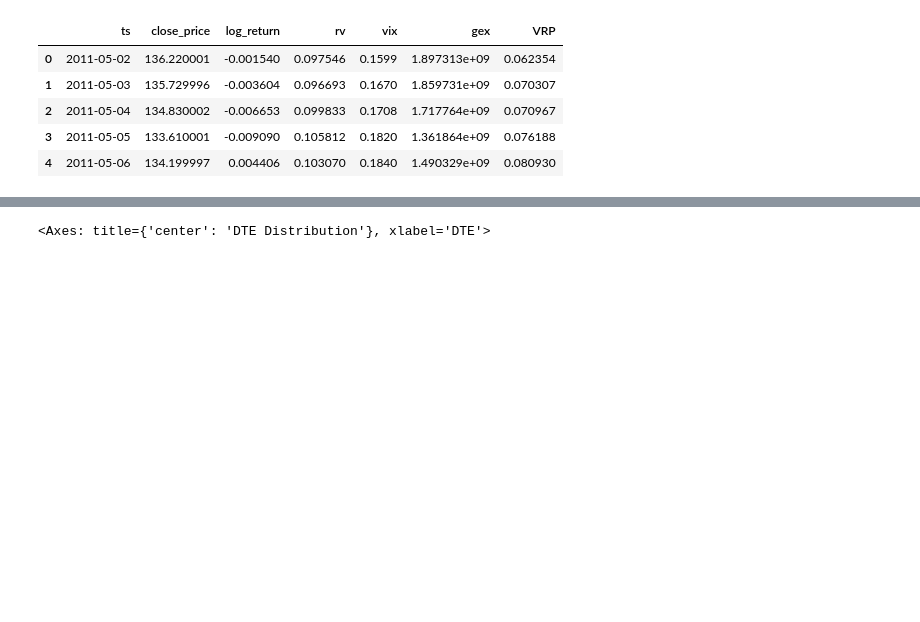
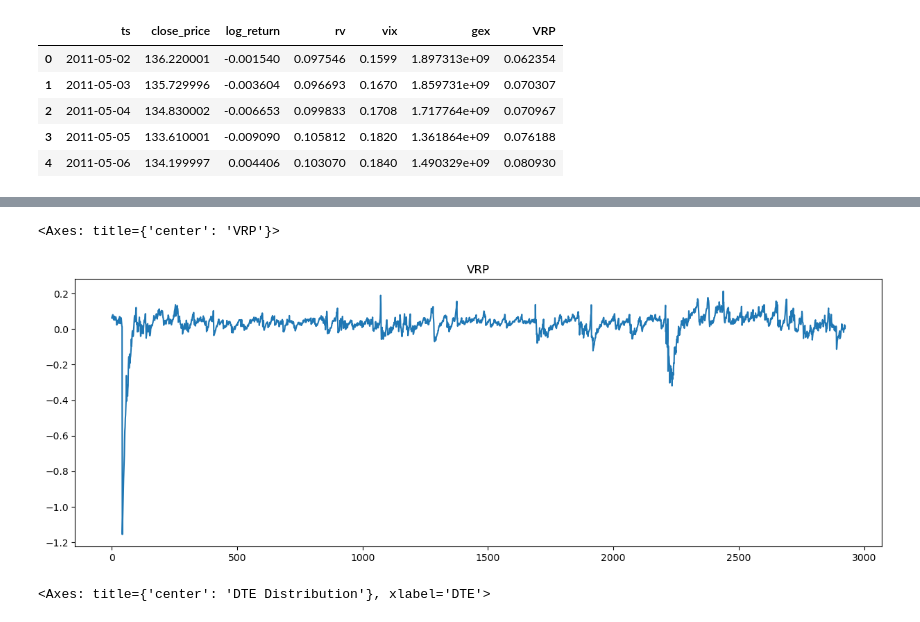
Before and after one commit to yifandill/Gamma_Exposure_Quant_Research, a Jupyter notebook: src/straddle_strategy.ipynb, the cells around one changed output, grey strips where cells are left out. Cells and saved outputs as stored; diff of their text form; code cells hidden in the pictures; blank space fills up the shorter version.

```diff
--- a/src/straddle_strategy.ipynb
+++ b/src/straddle_strategy.ipynb
@@ -42,3 +47,8 @@ df_label.head()
+# %%
+df_label['VRP'].plot(figsize=(15,5), title='VRP')
+# %% [output]
+<Axes: title={'center': 'VRP'}>
+[figure, added]
 # %%
 def select_atm_option(group):
     # First get the minimum STRIKE_DISTANCE_PCT for this date
```
Also changed, not shown: parts of 4 cells of this notebook.
